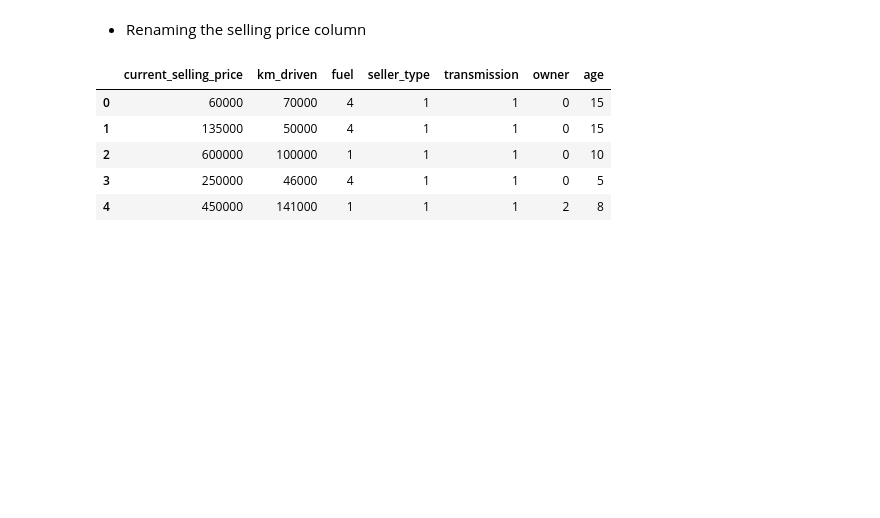
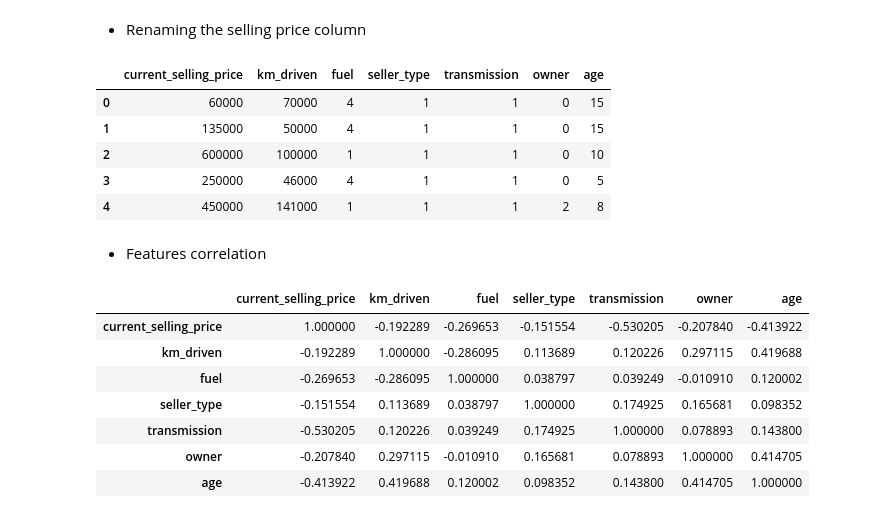
Before and after one commit to Naveen-Karanamu/Used-Cars-Price-Prediction, a Jupyter notebook: main.ipynb, the cells around one changed output. Drawn from its saved outputs; the diff is of its cells as text; code cells hidden in the pictures; blank space fills up the shorter version.

Commit message:
Checked: Correlation

```diff
--- a/main.ipynb
+++ b/main.ipynb
@@ -276,3 +276,16 @@ df.head()
 | 2 | 600000 | 100000 | 1 | 1 | 1 | 0 | 10 |
 | 3 | 250000 | 46000 | 4 | 1 | 1 | 0 | 5 |
 | 4 | 450000 | 141000 | 1 | 1 | 1 | 2 | 8 |
+# %% [markdown]
+* Features correlation
+# %%
+df.corr()
+# %% [output]
+|  | current_selling_price | km_driven | fuel | seller_type | transmission | owner | age |
+| current_selling_price | 1.000000 | -0.192289 | -0.269653 | -0.151554 | -0.530205 | -0.207840 | -0.413922 |
+| km_driven | -0.192289 | 1.000000 | -0.286095 | 0.113689 | 0.120226 | 0.297115 | 0.419688 |
+| fuel | -0.269653 | -0.286095 | 1.000000 | 0.038797 | 0.039249 | -0.010910 | 0.120002 |
+| seller_type | -0.151554 | 0.113689 | 0.038797 | 1.000000 | 0.174925 | 0.165681 | 0.098352 |
+| transmission | -0.530205 | 0.120226 | 0.039249 | 0.174925 | 1.000000 | 0.078893 | 0.143800 |
+| owner | -0.207840 | 0.297115 | -0.010910 | 0.165681 | 0.078893 | 1.000000 | 0.414705 |
+| age | -0.413922 | 0.419688 | 0.120002 | 0.098352 | 0.143800 | 0.414705 | 1.000000 |
```
